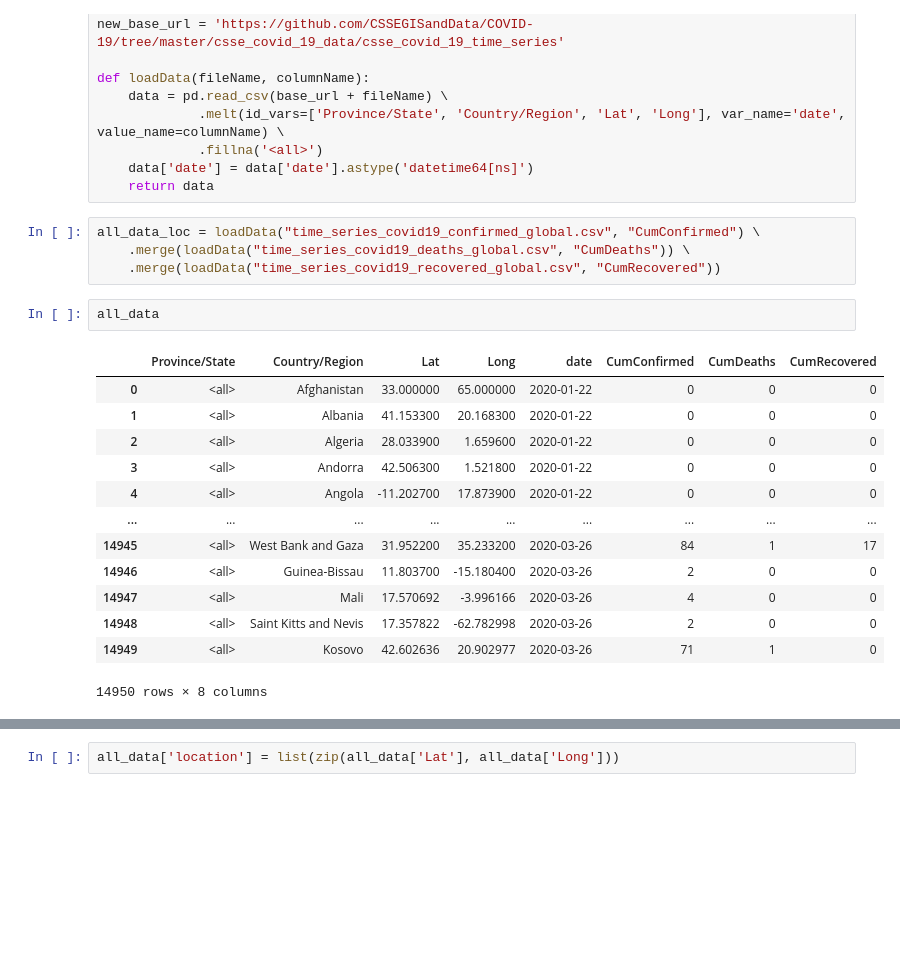
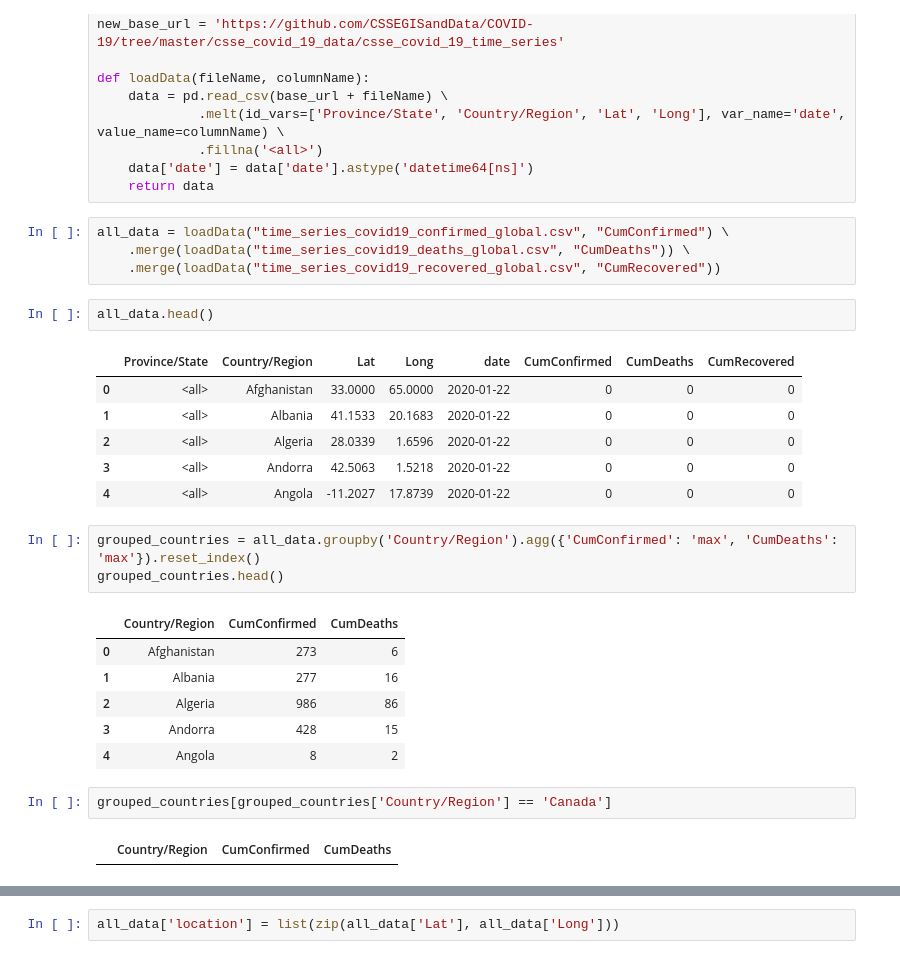
Before and after one commit to tiroger/coronavirus-tracker, a Jupyter notebook: folium_map.ipynb, the cells around one changed output, grey strips where cells are left out. Saved outputs shown, nothing was run; the diff lists cells and outputs as text; blank space fills up the shorter version.

```diff
--- a/folium_map.ipynb
+++ b/folium_map.ipynb
@@ -15,22 +18,29 @@ def loadData(fileName, columnName):
     data['date'] = data['date'].astype('datetime64[ns]')
     return data
 # %%
-all_data_loc = loadData("time_series_covid19_confirmed_global.csv", "CumConfirmed") \
+all_data = loadData("time_series_covid19_confirmed_global.csv", "CumConfirmed") \
     .merge(loadData("time_series_covid19_deaths_global.csv", "CumDeaths")) \
     .merge(loadData("time_series_covid19_recovered_global.csv", "CumRecovered"))
 # %%
-all_data
+all_data.head()
 # %% [output]
 |  | Province/State | Country/Region | Lat | Long | date | CumConfirmed | CumDeaths | CumRecovered |
-| 0 | <all> | Afghanistan | 33.000000 | 65.000000 | 2020-01-22 | 0 | 0 | 0 |
-| 1 | <all> | Albania | 41.153300 | 20.168300 | 2020-01-22 | 0 | 0 | 0 |
-| 2 | <all> | Algeria | 28.033900 | 1.659600 | 2020-01-22 | 0 | 0 | 0 |
-| 3 | <all> | Andorra | 42.506300 | 1.521800 | 2020-01-22 | 0 | 0 | 0 |
-| 4 | <all> | Angola | -11.202700 | 17.873900 | 2020-01-22 | 0 | 0 | 0 |
-| ... | ... | ... | ... | ... | ... | ... | ... | ... |
-| 14945 | <all> | West Bank and Gaza | 31.952200 | 35.233200 | 2020-03-26 | 84 | 1 | 17 |
-| 14946 | <all> | Guinea-Bissau | 11.803700 | -15.180400 | 2020-03-26 | 2 | 0 | 0 |
-| 14947 | <all> | Mali | 17.570692 | -3.996166 | 2020-03-26 | 4 | 0 | 0 |
-| 14948 | <all> | Saint Kitts and Nevis | 17.357822 | -62.782998 | 2020-03-26 | 2 | 0 | 0 |
-| 14949 | <all> | Kosovo | 42.602636 | 20.902977 | 2020-03-26 | 71 | 1 | 0 |
+| 0 | <all> | Afghanistan | 33.0000 | 65.0000 | 2020-01-22 | 0 | 0 | 0 |
+| 1 | <all> | Albania | 41.1533 | 20.1683 | 2020-01-22 | 0 | 0 | 0 |
+| 2 | <all> | Algeria | 28.0339 | 1.6596 | 2020-01-22 | 0 | 0 | 0 |
+| 3 | <all> | Andorra | 42.5063 | 1.5218 | 2020-01-22 | 0 | 0 | 0 |
+| 4 | <all> | Angola | -11.2027 | 17.8739 | 2020-01-22 | 0 | 0 | 0 |
-14950 rows × 8 columns
+# %%
+grouped_countries = all_data.groupby('Country/Region').agg({'CumConfirmed': 'max', 'CumDeaths': 'max'}).reset_index()
+grouped_countries.head()
+# %% [output]
+|  | Country/Region | CumConfirmed | CumDeaths |
+| 0 | Afghanistan | 273 | 6 |
+| 1 | Albania | 277 | 16 |
+| 2 | Algeria | 986 | 86 |
+| 3 | Andorra | 428 | 15 |
+| 4 | Angola | 8 | 2 |
+# %%
+grouped_countries[grouped_countries['Country/Region'] == 'Canada']
+# %% [output]
+|  | Country/Region | CumConfirmed | CumDeaths |
```
Also changed, not shown: parts of 28 cells of this notebook, 2 other files.
